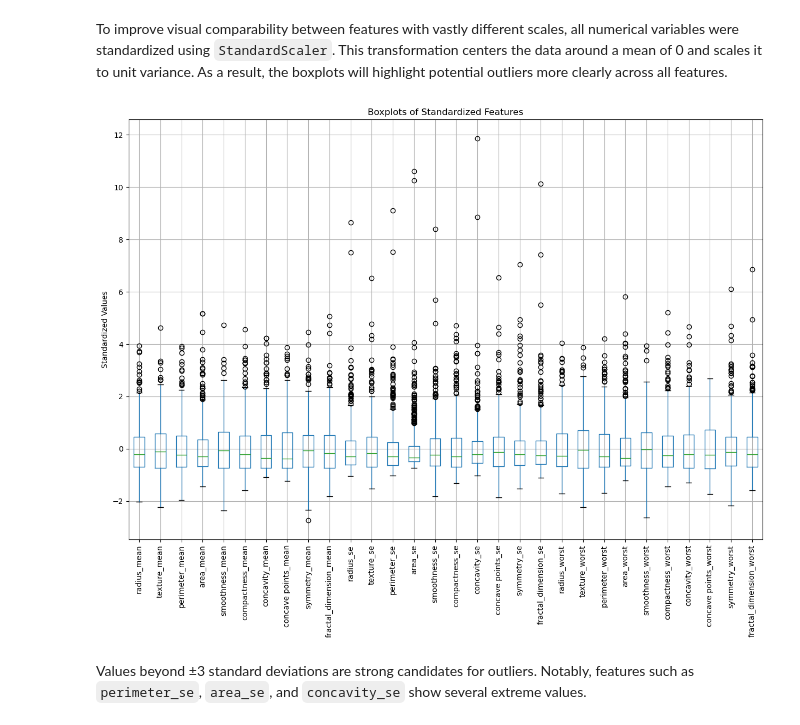
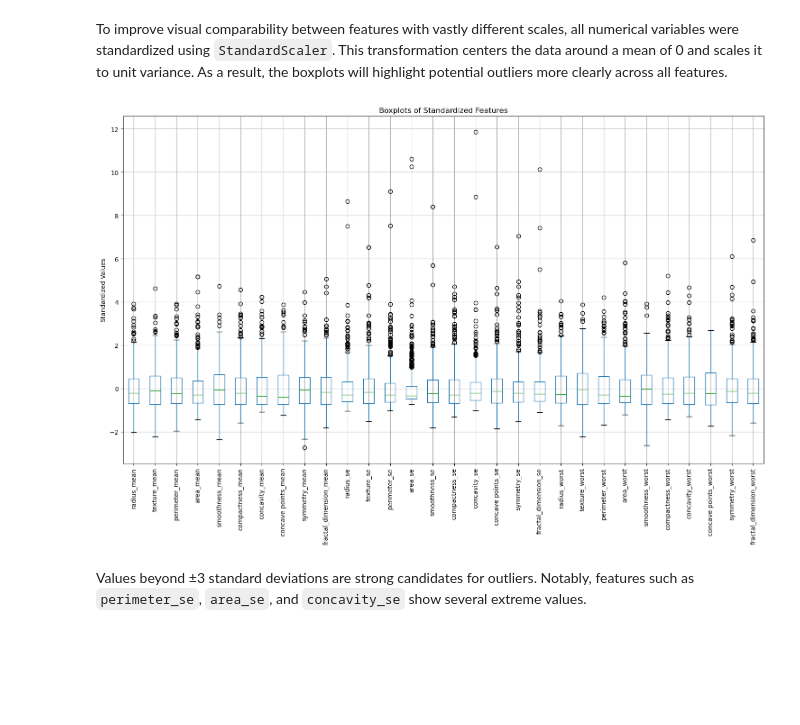
Before and after one commit to ikotsov/MLCB-Assignment-2, a Jupyter notebook: notebooks/data_exploration.ipynb, the cells around one changed output. Cells and saved outputs as stored; diff of their text form; code cells hidden in the pictures; blank space fills up the shorter version.

Commit message:
feat: make boxplots layout tight

```diff
--- a/notebooks/data_exploration.ipynb
+++ b/notebooks/data_exploration.ipynb
@@ -149,25 +149,26 @@ To improve visual comparability between features with vastly different scales, a
 # %%
 from sklearn.preprocessing import StandardScaler
 
 # Select only numerical features, excluding 'id'
 features = df.select_dtypes(include='number').columns.drop('id')
 X = df[features]
 
 # Apply StandardScaler
 scaler = StandardScaler()
 X_scaled = scaler.fit_transform(X)
 
 # Convert scaled data back to a DataFrame for plotting
 scaled_df = pd.DataFrame(X_scaled, columns=features)
 
 # Plot the standardized boxplots
 plt.figure(figsize=(15, 10))
 scaled_df.boxplot(rot=90)
 plt.title("Boxplots of Standardized Features")
 plt.ylabel("Standardized Values")
+plt.tight_layout()
 plt.show()
 # %% [output]
-[figure, old version]
+[figure, new version]
 # %% [markdown]
 Values beyond ±3 standard deviations are strong candidates for outliers. Notably, features such as `perimeter_se`, `area_se`, and `concavity_se` show several extreme values.
 # %% [markdown]
```
